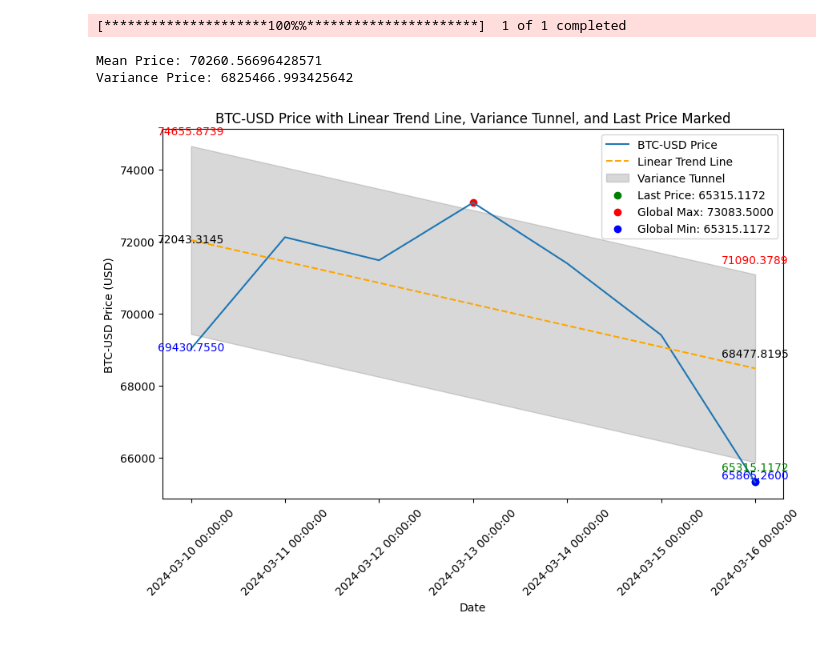
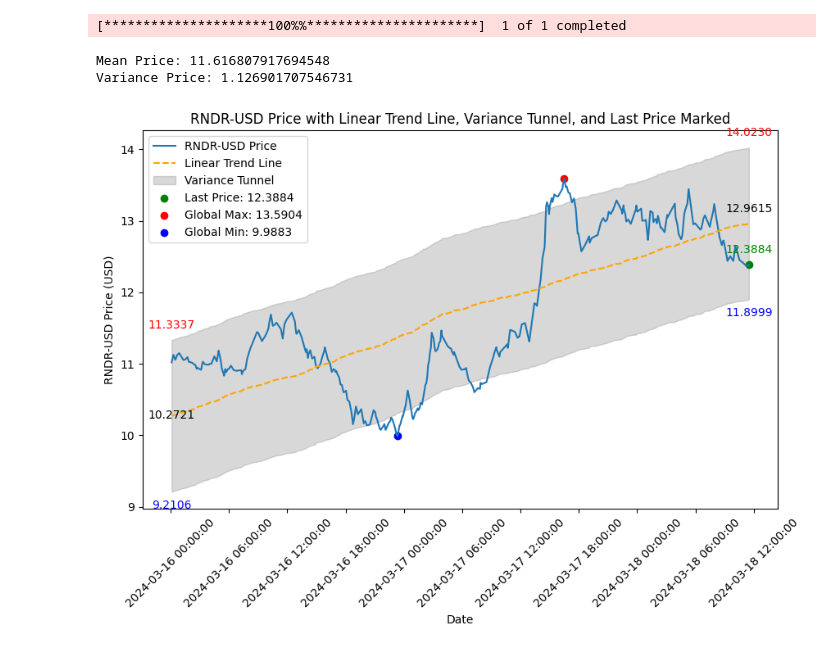
Before and after one commit to moleh13/algo-trading, a Jupyter notebook: PriceTrend.ipynb, the cells around one changed output. Drawn from its saved outputs; the diff is of its cells as text; code cells hidden in the pictures.

```diff
--- a/PriceTrend.ipynb
+++ b/PriceTrend.ipynb
@@ -7,8 +7,8 @@ from sklearn.linear_model import LinearRegression
 import yfinance as yf
 
 # Step 1: Download CRV's data for the last 1 week
-ticker = "BTC-USD"
-data = yf.download(ticker, start="2024-03-10", end="2024-03-17", interval="1d")
+ticker = "RNDR-USD"
+data = yf.download(ticker, start="2024-03-16", end="2024-03-19", interval="1m")
 data = data["Close"]
 
 # Step 2: Plot the last 1-week chart of ticker with this data
@@ -50,33 +50,33 @@ for i, date in enumerate(data.index):
     if i % (24 * 60 * 1.5) == 0:  # Display every week
         plt.annotate(f'{tunnel_upper[i][0]:.4f}', (date, tunnel_upper[i][0]), textcoords="offset points", xytext=(0,10), ha='center', color='red')
         plt.annotate(f'{tunnel_lower[i][0]:.4f}', (date, tunnel_lower[i][0]), textcoords="offset points", xytext=(0,-15), ha='center', color='blue')
         plt.annotate(f'{model.predict(X)[i][0]:.4f}', (date, model.predict(X)[i][0]), textcoords="offset points", xytext=(0,-2.5), ha='center', color='black')
 
 # Mark the last price
 last_price = data.iloc[-1]
 plt.scatter(data.index[-1], last_price, color='green', label=f'Last Price: {last_price:.4f}')
 plt.annotate(f'{last_price:.4f}', (data.index[-1], last_price), textcoords="offset points", xytext=(0,10), ha='center', color='green')
 plt.annotate(f'{model.predict(X)[-1][0]:.4f}', (data.index[-1], model.predict(X)[-1][0]), textcoords="offset points", xytext=(0,10), ha='center', color='black')
 plt.annotate(f'{tunnel_upper[-1][0]:.4f}', (date, tunnel_upper[-1][0]), textcoords="offset points", xytext=(0,10), ha='center', color='red')
 plt.annotate(f'{tunnel_lower[-1][0]:.4f}', (date, tunnel_lower[-1][0]), textcoords="offset points", xytext=(0,-15), ha='center', color='blue')
 
 
 # Annotate global maximum and minimum prices
 plt.scatter(data.index[global_max_index], data.iloc[global_max_index], color='red', label=f'Global Max: {data.iloc[global_max_index]:.4f}')
 plt.scatter(data.index[global_min_index], data.iloc[global_min_index], color='blue', label=f'Global Min: {data.iloc[global_min_index]:.4f}')
 
 plt.title(f'{ticker} Price with Linear Trend Line, Variance Tunnel, and Last Price Marked')
 plt.xlabel('Date')
 plt.ylabel(f'{ticker} Price (USD)')
 
 # Add better date formatting
 plt.xticks(rotation=45)
 plt.gca().xaxis.set_major_formatter(plt.matplotlib.dates.DateFormatter('%Y-%m-%d %H:%M:%S'))
 
 plt.legend()
 plt.show()
 # %% [output]
 [*********************100%%**********************]  1 of 1 completed
-Mean Price: 70260.56696428571
-Variance Price: 6825466.993425642
+Mean Price: 11.616807917694548
+Variance Price: 1.126901707546731
-[figure, old version]
+[figure, new version]
```
Also changed, not shown: 2 other files.
